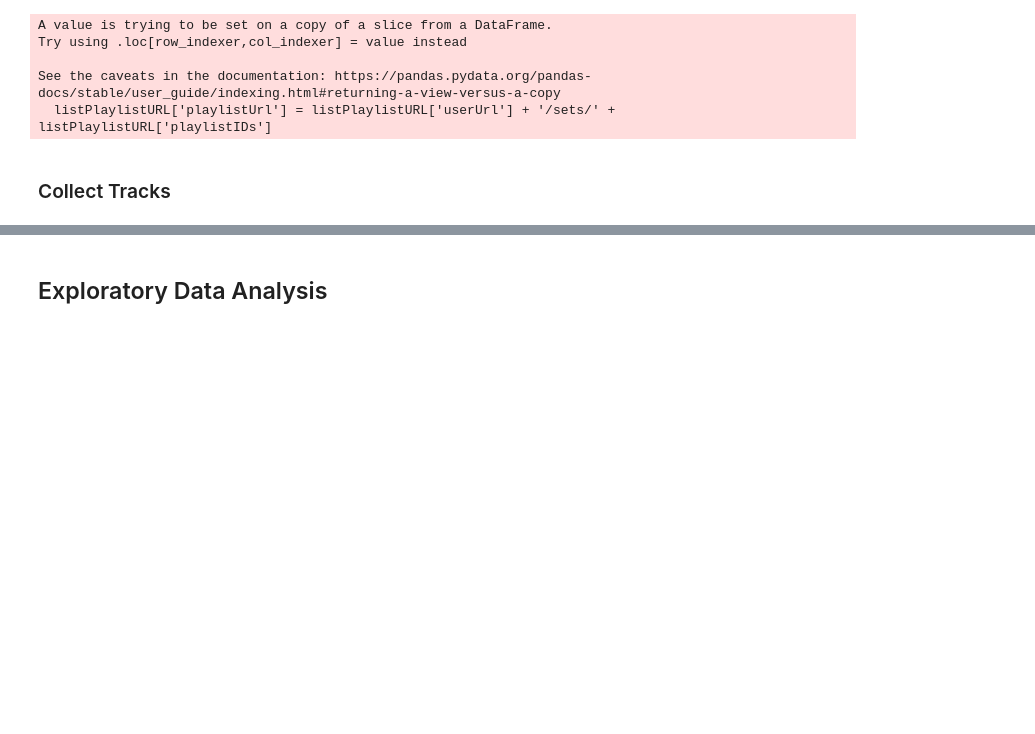
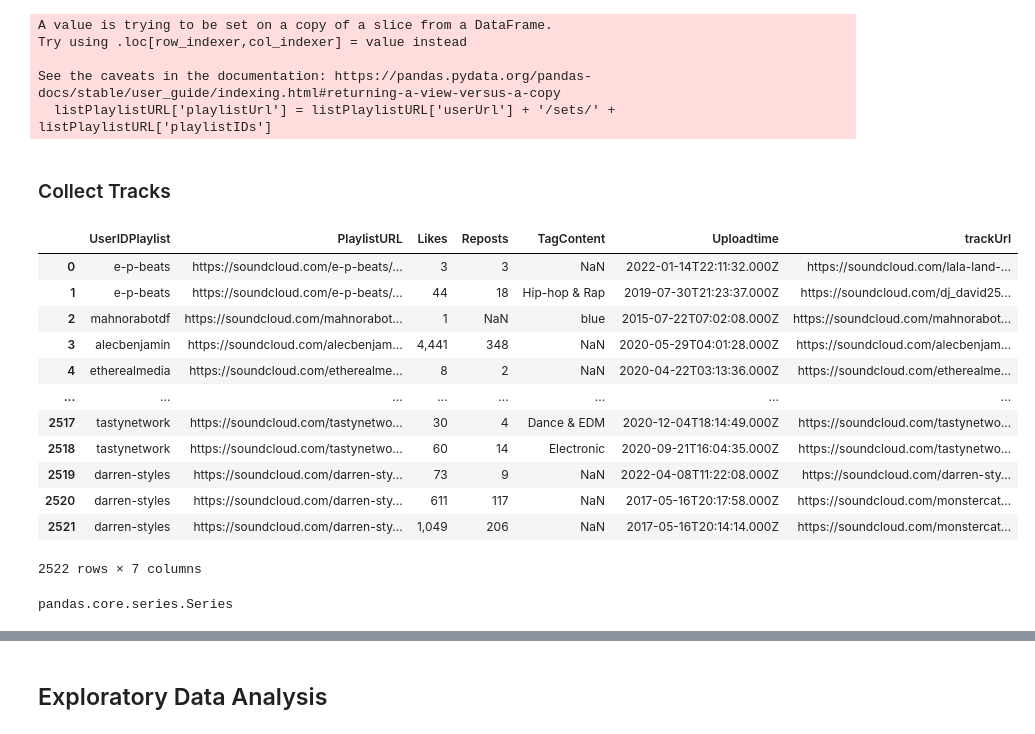
Before and after one commit to vntan/SoundCloudAnalysis, a Jupyter notebook: SoundCloudAnalysis.ipynb, the cells around one changed output, grey strips where cells are left out. Saved outputs shown, nothing was run; the diff lists cells and outputs as text; code cells hidden in the pictures; blank space fills up the shorter version.

Commit message:
crawl tracks

```diff
--- a/SoundCloudAnalysis.ipynb
+++ b/SoundCloudAnalysis.ipynb
@@ -329,3 +329,27 @@ playlists = playlists['trackUrl'].apply(empty_to_none, axis=1)
 playlists.to_csv('playlists.csv', index=False)
 # %% [markdown]
 ### Collect Tracks
+# %%
+playlists = pd.read_csv('playlists.csv')
+playlists
+# %% [output]
+|  | UserIDPlaylist | PlaylistURL | Likes | Reposts | TagContent | Uploadtime | trackUrl |
+| 0 | e-p-beats | https://soundcloud.com/e-p-beats/... | 3 | 3 | NaN | 2022-01-14T22:11:32.000Z | https://soundcloud.com/lala-land-... |
+| 1 | e-p-beats | https://soundcloud.com/e-p-beats/... | 44 | 18 | Hip-hop & Rap | 2019-07-30T21:23:37.000Z | https://soundcloud.com/dj_david25... |
+| 2 | mahnorabotdf | https://soundcloud.com/mahnorabot... | 1 | NaN | blue | 2015-07-22T07:02:08.000Z | https://soundcloud.com/mahnorabot... |
+| 3 | alecbenjamin | https://soundcloud.com/alecbenjam... | 4,441 | 348 | NaN | 2020-05-29T04:01:28.000Z | https://soundcloud.com/alecbenjam... |
+| 4 | etherealmedia | https://soundcloud.com/etherealme... | 8 | 2 | NaN | 2020-04-22T03:13:36.000Z | https://soundcloud.com/etherealme... |
+| ... | ... | ... | ... | ... | ... | ... | ... |
+| 2517 | tastynetwork | https://soundcloud.com/tastynetwo... | 30 | 4 | Dance & EDM | 2020-12-04T18:14:49.000Z | https://soundcloud.com/tastynetwo... |
+| 2518 | tastynetwork | https://soundcloud.com/tastynetwo... | 60 | 14 | Electronic | 2020-09-21T16:04:35.000Z | https://soundcloud.com/tastynetwo... |
+| 2519 | darren-styles | https://soundcloud.com/darren-sty... | 73 | 9 | NaN | 2022-04-08T11:22:08.000Z | https://soundcloud.com/darren-sty... |
+| 2520 | darren-styles | https://soundcloud.com/darren-sty... | 611 | 117 | NaN | 2017-05-16T20:17:58.000Z | https://soundcloud.com/monstercat... |
+| 2521 | darren-styles | https://soundcloud.com/darren-sty... | 1,049 | 206 | NaN | 2017-05-16T20:14:14.000Z | https://soundcloud.com/monstercat... |
+2522 rows × 7 columns
+# %%
+list_track_url = playlists['trackUrl']
+list_track_url = list_track_url.str.split(';')
+list_track_url = list_track_url.explode().dropna()
+type(list_track_url)
+# %% [output]
+pandas.core.series.Series
```
Also changed, not shown: parts of 6 cells of this notebook, 1 other file.
